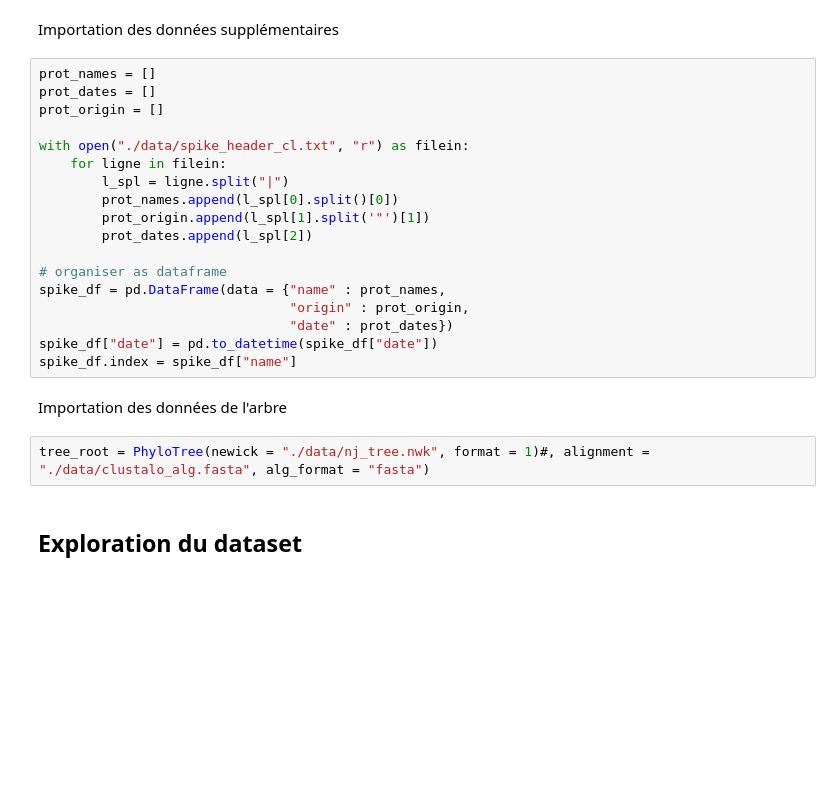
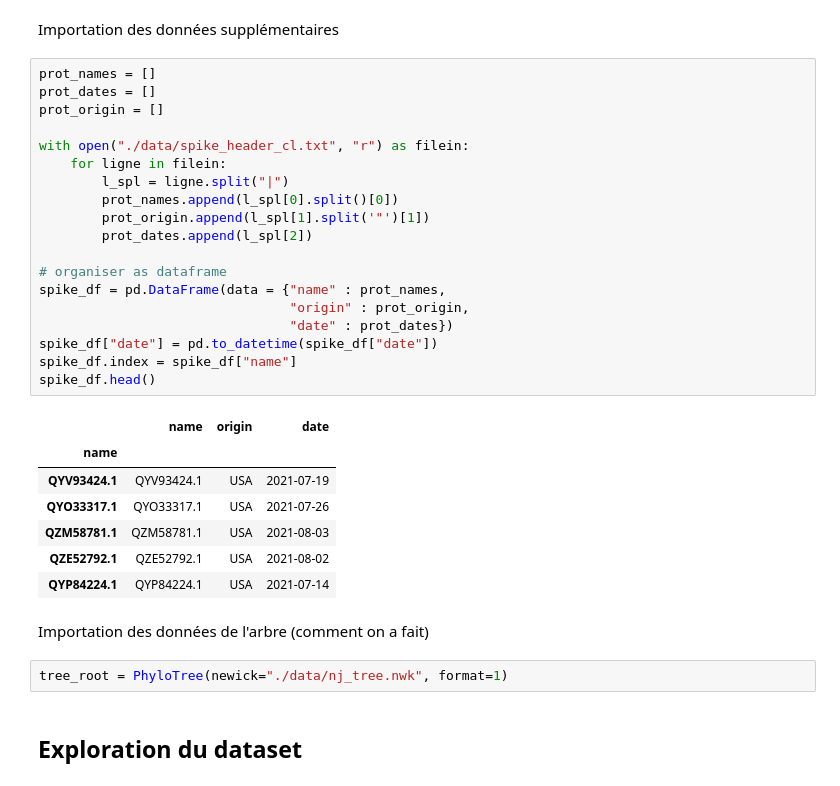
Before and after one commit to nobabar/ete3_howto, a Jupyter notebook: demo.ipynb, the cells around one changed output. Drawn from its saved outputs; the diff is of its cells as text; blank space fills up the shorter version.

```diff
--- a/demo.ipynb
+++ b/demo.ipynb
@@ -15,25 +23,34 @@ Importation des données supplémentaires
 # %%
 prot_names = []
 prot_dates = []
 prot_origin = []
 
 with open("./data/spike_header_cl.txt", "r") as filein:
     for ligne in filein:
         l_spl = ligne.split("|")
         prot_names.append(l_spl[0].split()[0])
         prot_origin.append(l_spl[1].split('"')[1])
         prot_dates.append(l_spl[2])
 
 # organiser as dataframe
 spike_df = pd.DataFrame(data = {"name" : prot_names,
                                 "origin" : prot_origin,
                                 "date" : prot_dates})
 spike_df["date"] = pd.to_datetime(spike_df["date"])
 spike_df.index = spike_df["name"]
+spike_df.head()
+# %% [output]
+|  | name | origin | date |
+| name |  |  |  |
+| QYV93424.1 | QYV93424.1 | USA | 2021-07-19 |
+| QYO33317.1 | QYO33317.1 | USA | 2021-07-26 |
+| QZM58781.1 | QZM58781.1 | USA | 2021-08-03 |
+| QZE52792.1 | QZE52792.1 | USA | 2021-08-02 |
+| QYP84224.1 | QYP84224.1 | USA | 2021-07-14 |
 # %% [markdown]
-Importation des données de l'arbre
+Importation des données de l'arbre (comment on a fait)
 # %%
-tree_root = PhyloTree(newick = "./data/nj_tree.nwk", format = 1)#, alignment = "./data/clustalo_alg.fasta", alg_format = "fasta")
+tree_root = PhyloTree(newick="./data/nj_tree.nwk", format=1)
 # %% [markdown]
 ## Exploration du dataset
 # %%
```
Also changed, not shown: parts of 29 cells of this notebook, 1 other file.
